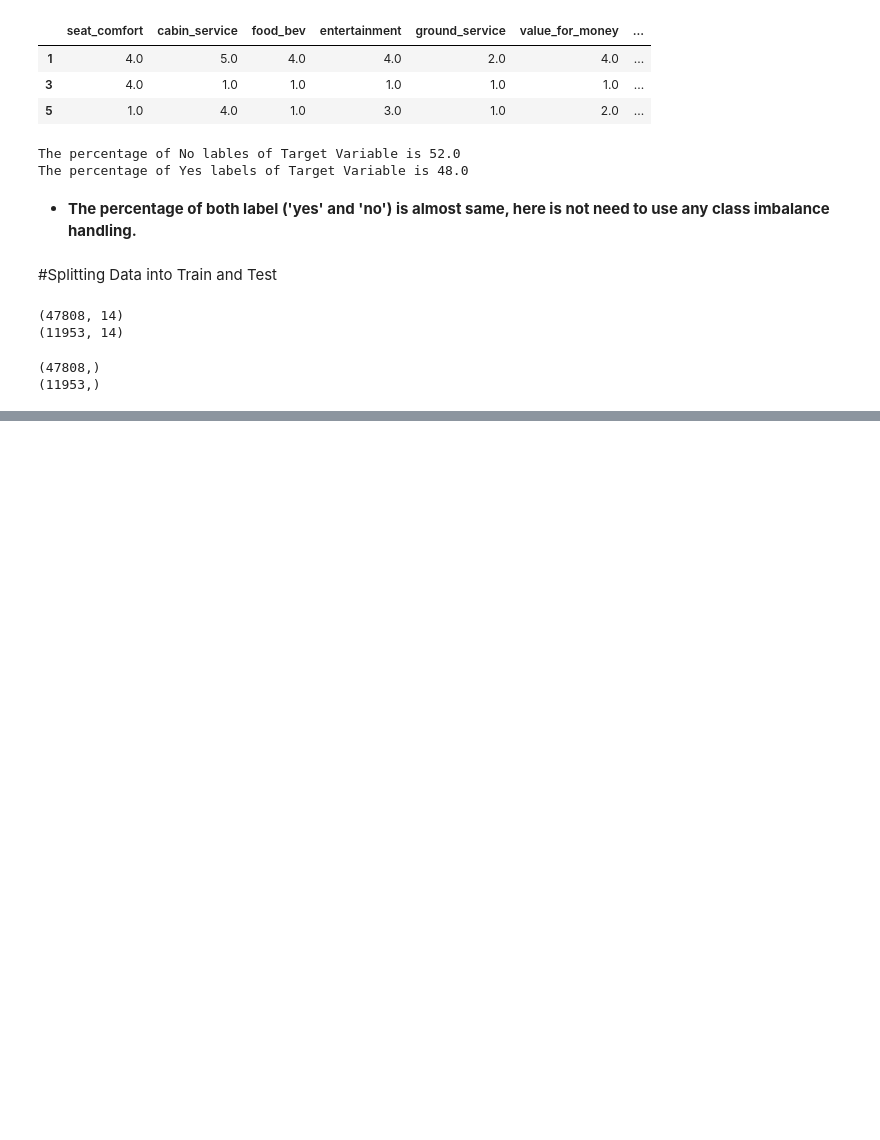
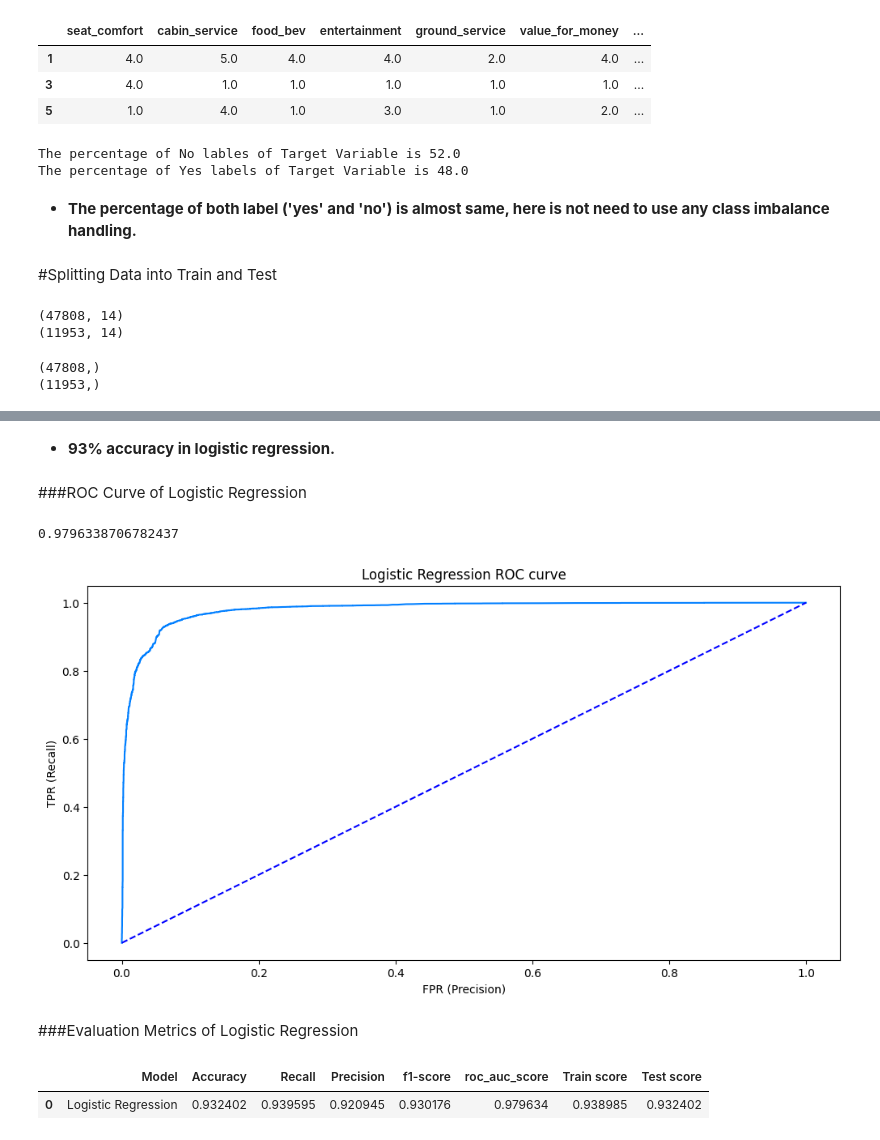
Before and after one commit to kumarsinghashu/Airline-Passenger-Referral-Prediction, a Jupyter notebook: Airline_Passenger_Referral_Prediction.ipynb, the cells around one changed output, grey strips where cells are left out. Drawn from its saved outputs; the diff is of its cells as text; code cells hidden in the pictures; blank space fills up the shorter version.

```diff
--- a/Airline_Passenger_Referral_Prediction.ipynb
+++ b/Airline_Passenger_Referral_Prediction.ipynb
@@ -704,0 +711,4 @@ print(y_test.shape)
+# %%
+# Fitting the logistic regression
+lr = LogisticRegression(fit_intercept=True, max_iter=10000)
+lr.fit(x_train, y_train)
@@ -704,0 +760,29 @@ print(y_test.shape)
+# %% [markdown]
+- **93% accuracy in logistic regression.**
+# %% [markdown]
+###<b/>ROC Curve of Logistic Regression</b>
+# %%
+# roc_auc_score
+y_pred_proba =lr.predict_proba(x_test)[::,1]
+auc_score=roc_auc_score(y_test, y_pred_proba)
+auc_score
+# %% [output]
+0.9796338706782437
+# %%
+#plot of roc_curve
+fpr, tpr, _ = roc_curve(y_test, y_pred_proba)
+
+#title of plot
+plt.title('Logistic Regression ROC curve')
+
+#label
+plt.xlabel('FPR (Precision)')
+plt.ylabel('TPR (Recall)')
+
+plt.plot(fpr,tpr)
+plt.plot((0,1), ls='dashed',color='blue')
+plt.show()
+# %% [output]
+[figure, added]
+# %% [markdown]
+###<b/>Evaluation Metrics of Logistic Regression</b>
@@ -704,0 +811,7 @@ print(y_test.shape)
+# %%
+#appending values in dataframe
+evaluation_metrics_df=evaluation_metric('Logistic Regression', y_test, y_pred, evaluation_metrics_df)
+evaluation_metrics_df
+# %% [output]
+|  | Model | Accuracy | Recall | Precision | f1-score | roc_auc_score | Train score | Test score |
+| 0 | Logistic Regression | 0.932402 | 0.939595 | 0.920945 | 0.930176 | 0.979634 | 0.938985 | 0.932402 |
```
Also changed, not shown: parts of 24 cells of this notebook.
